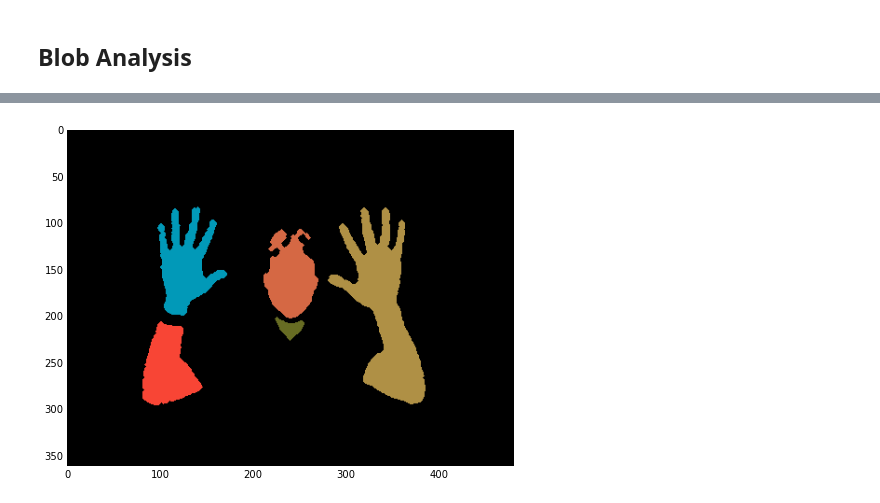
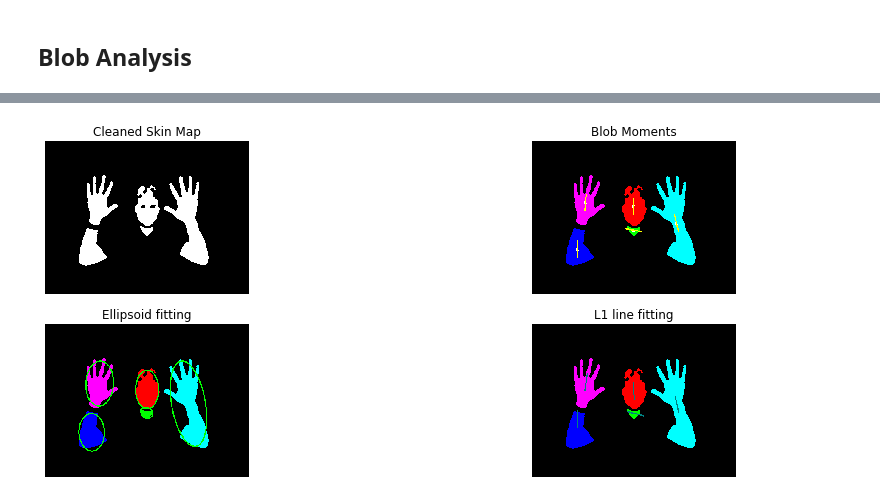
Before and after one commit to chengoldberg/xtr3d-challenge, a Jupyter notebook: notebooks/blob_analysis.ipynb, the cells around one changed output, grey strips where cells are left out. Saved outputs shown, nothing was run; the diff lists cells and outputs as text; code cells hidden in the pictures.

```diff
--- a/notebooks/blob_analysis.ipynb
+++ b/notebooks/blob_analysis.ipynb
@@ -112,0 +115,10 @@ plt.show()
+# %%
+contours, hierarchy = cv2.findContours(np.copy(img_open_close), cv2.RETR_EXTERNAL, cv2.CHAIN_APPROX_SIMPLE)
+
+plt.imshow(img_open_close, cmap='gray')
+for ind,contour in enumerate(contours):
+    plt.plot(contour[:,0,0], contour[:,0,1], linewidth=3, label=ind)
+plt.xticks([]), plt.yticks([]);
+plt.title('total contours:%d'%len(contours))
+plt.legend()
+plt.tight_layout()
@@ -133,0 +164,9 @@ def make_labeled_image(img_gray, contours):
+# %%
+M = cv2.moments(contours[3]) #expects to get a contour - uses Green's theorem
+print 'Area is %d' % M['m00']
+#center of blob
+cx = int(M['m10']/M['m00'])
+cy = int(M['m01']/M['m00'])
+
+plt.imshow(mask_list[3],cmap='gray')
+plt.gca().add_artist(plt.Circle((cx,cy),5,fc='r'));
@@ -164,32 +250,60 @@ $$\theta=\frac{1}{2}\arctan {\frac{2\nu_{11}}{\nu_{20} - \nu_{02}}}$$
 # %%
-cnt = contours[3]
+labeled_img1 = np.copy(labeled_img)
+labeled_img2 = np.copy(labeled_img)
+labeled_img3 = np.copy(labeled_img)
 
-M = cv2.moments(cnt)#expects to get a contour - uses Green's theorem
+k = 0
+for cnt in contours:
 
-#center of blob
-cx = int(M['m10']/M['m00'])
-cy = int(M['m01']/M['m00'])
+    pixel_points = pnts_list[k]
 
-#orientation of blob from moments
-#central moments
-nu20_tag = M['nu20']/M['m00']
-nu02_tag = M['nu02']/M['m00']
-nu11_tag = M['nu11']/M['m00']
-theta = 0.5*math.atan2(2*nu11_tag, nu20_tag - nu02_tag)
+    M = cv2.moments(cnt)#expects to get a contour - uses Green's theorem
+
+    #center of blob
+    cx = int(M['m10']/M['m00'])
+    cy = int(M['m01']/M['m00'])
+
+    #orientation of blob from moments
+    #central moments
+    nu20_tag = M['nu20']/M['m00']
+    nu02_tag = M['nu02']/M['m00']
+    nu11_tag = M['nu11']/M['m00']
+    theta = 0.5*math.atan2(2*nu11_tag, nu20_tag - nu02_tag)
+
+    pt1 = np.array((cx, cy)) + 20*np.array((np.cos(theta), np.sin(theta)))
+    pt2 = np.array((cx, cy)) - 20*np.array((np.cos(theta), np.sin(theta)))
+
+    cv2.rectangle(labeled_img1, (cx-3, cy-3), (cx+3, cy+3), (255, 255, 255), 1, 8)
+    cv2.line(labeled_img1, tuple(pt1.astype('int32')), tuple(pt2.astype('int32')), (255, 255, 0), thickness=2,
+             lineType=8)
+
+    #ellipsoid outline of blob
+    ellipse = cv2.fitEllipse(cnt)
+    im = cv2.ellipse(labeled_img2, ellipse, (0, 255, 0), 2)
+
+    (x, y), (MA, ma), angle = cv2.fitEllipse(pixel_points)#yet another way to get the angle
 
 
-##Show on labeled image
-labeled_img, pnts_list = make_labeled_image(img_open_close, contours)
-pt1 = np.array((cx, cy)) + 20*np.array((np.cos(theta), np.sin(theta)))
-pt2 = np.array((cx, cy)) - 20*np.array((np.cos(theta), np.sin(theta)))
+    #line fitting
+    #DIST_L1 = 1: |x1-x2| + |y1-y2| */, DIST_L2 = 2: euclidean distance, DIST_C = : max(|x1-x2|,|y1-y2|)
 
-labeled_img_a = np.copy(labeled_img)
-cv2.rectangle(labeled_img_a, (cx-3, cy-3), (cx+3, cy+3), (255, 255, 255), 1, 8)
-cv2.line(labeled_img_a, tuple(pt1.astype('int32')), tuple(pt2.astype('int32')), (255, 255, 0), thickness=2,
-         lineType=8)
+    [vx, vy, x, y] = cv2.fitLine(pixel_points, 1, 0, 0.01, 0.01)
+    pt1 = (np.array((x, y)) + 20*np.array((vx, vy))).astype('int32')
+    pt2 = (np.array((x, y)) - 20*np.array((vx, vy))).astype('int32')
 
-plt.figure()
-plt.imshow(labeled_img)
+    cv2.line(labeled_img3, tuple(pt1), tuple(pt2), (0, 128, 128), 2, 8)
+    k += 1
+
+
+plt.figure(4)
+plt.subplot(2, 2, 1), plt.imshow(img_open_close, cmap='gray', interpolation='nearest')
+plt.title('Cleaned Skin Map'), plt.xticks([]), plt.yticks([])
+plt.subplot(2, 2, 2), plt.imshow(labeled_img1, interpolation='nearest')
+plt.title('Blob Moments'), plt.xticks([]), plt.yticks([])
+plt.subplot(2, 2, 3), plt.imshow(labeled_img2, interpolation='nearest')
+plt.title('Ellipsoid fitting'), plt.xticks([]), plt.yticks([])
+plt.subplot(2, 2, 4), plt.imshow(labeled_img3, interpolation='nearest')
+plt.title('L1 line fitting'), plt.xticks([]), plt.yticks([])
 plt.show()
 # %% [output]
-[figure, old version]
+[figure, new version]
```
Also changed, not shown: parts of 38 cells of this notebook, 3 other files.
